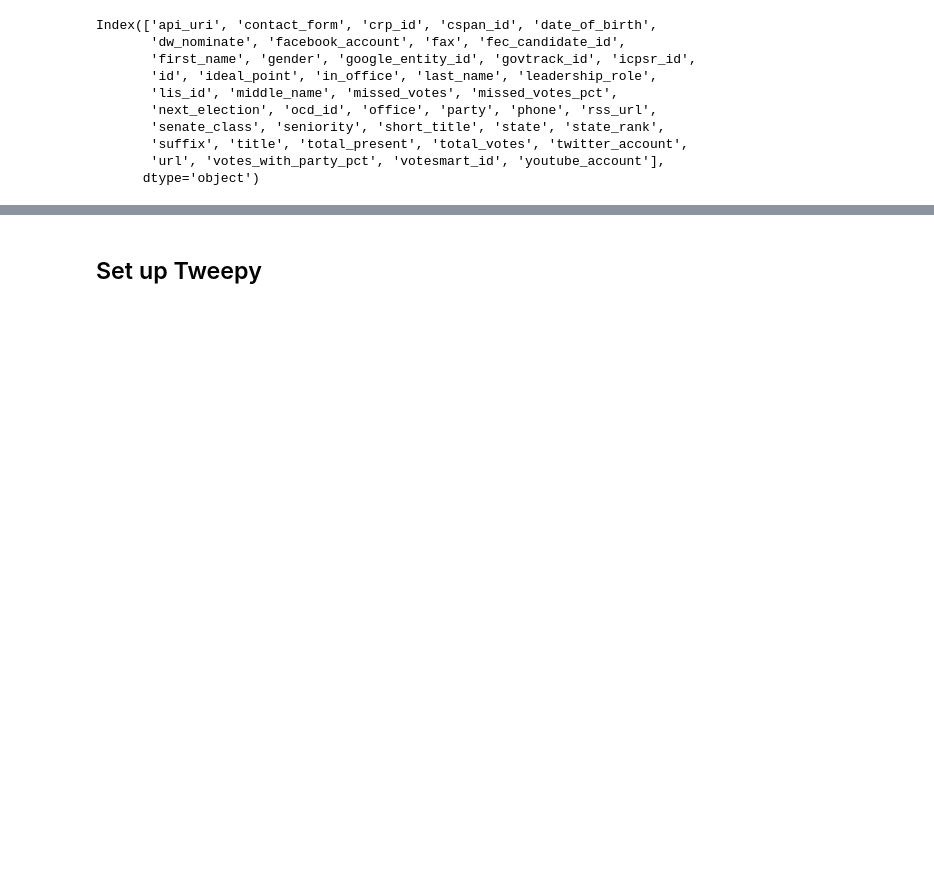
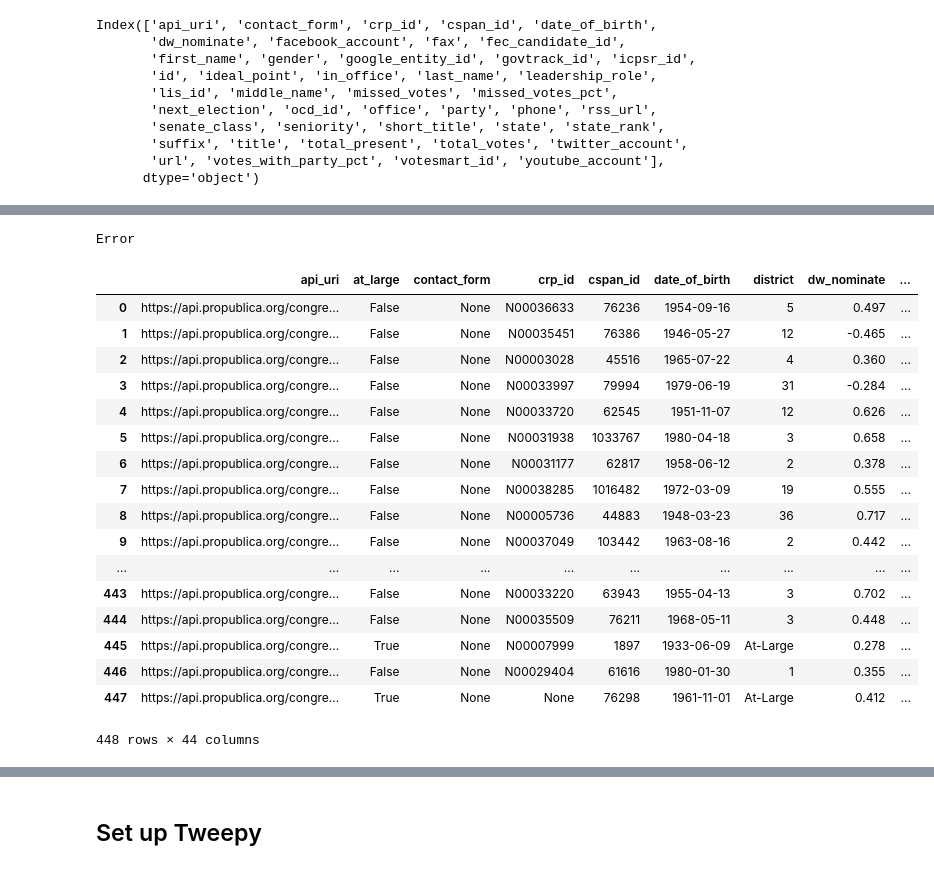
Before and after one commit to philippschmalen/Project_tsds, a Jupyter notebook: Congress_twitter_link.ipynb, the cells around one changed output, grey strips where cells are left out. Saved outputs shown, nothing was run; the diff lists cells and outputs as text; code cells hidden in the pictures; blank space fills up the shorter version.

```diff
--- a/Congress_twitter_link.ipynb
+++ b/Congress_twitter_link.ipynb
@@ -45,0 +50,3 @@ Share of Senators without YouTube account: 15.384615384615385
+# %%
+df_house = pd.DataFrame(congress.members.filter('house')[0]['members'])
+df_house.shape
@@ -45,0 +58,10 @@ Share of Senators without YouTube account: 15.384615384615385
+# %%
+#take id column and look for data with members.get(id)
+def recent_vote(rep):
+    try:
+        #get the date
+        dt = datetime.strptime(congress.members.get(df_house.id.iloc[0])['most_recent_vote'], '%Y-%m-%d')
+        return dt.year, dt.month
+    except:
+        time.sleep(10)
+        print("Error")
@@ -45,0 +92,22 @@ Share of Senators without YouTube account: 15.384615384615385
+# %%
+df_house['recent_vote'] = df_house.id.apply(recent_vote)
+# %% [output]
+Error
+|  | api_uri | at_large | contact_form | crp_id | cspan_id | date_of_birth | district | dw_nominate | ... |
+| 0 | https://api.propublica.org/congre... | False | None | N00036633 | 76236 | 1954-09-16 | 5 | 0.497 | ... |
+| 1 | https://api.propublica.org/congre... | False | None | N00035451 | 76386 | 1946-05-27 | 12 | -0.465 | ... |
+| 2 | https://api.propublica.org/congre... | False | None | N00003028 | 45516 | 1965-07-22 | 4 | 0.360 | ... |
+| 3 | https://api.propublica.org/congre... | False | None | N00033997 | 79994 | 1979-06-19 | 31 | -0.284 | ... |
+| 4 | https://api.propublica.org/congre... | False | None | N00033720 | 62545 | 1951-11-07 | 12 | 0.626 | ... |
+| 5 | https://api.propublica.org/congre... | False | None | N00031938 | 1033767 | 1980-04-18 | 3 | 0.658 | ... |
+| 6 | https://api.propublica.org/congre... | False | None | N00031177 | 62817 | 1958-06-12 | 2 | 0.378 | ... |
+| 7 | https://api.propublica.org/congre... | False | None | N00038285 | 1016482 | 1972-03-09 | 19 | 0.555 | ... |
+| 8 | https://api.propublica.org/congre... | False | None | N00005736 | 44883 | 1948-03-23 | 36 | 0.717 | ... |
+| 9 | https://api.propublica.org/congre... | False | None | N00037049 | 103442 | 1963-08-16 | 2 | 0.442 | ... |
+| ... | ... | ... | ... | ... | ... | ... | ... | ... | ... |
+| 443 | https://api.propublica.org/congre... | False | None | N00033220 | 63943 | 1955-04-13 | 3 | 0.702 | ... |
+| 444 | https://api.propublica.org/congre... | False | None | N00035509 | 76211 | 1968-05-11 | 3 | 0.448 | ... |
+| 445 | https://api.propublica.org/congre... | True | None | N00007999 | 1897 | 1933-06-09 | At-Large | 0.278 | ... |
+| 446 | https://api.propublica.org/congre... | False | None | N00029404 | 61616 | 1980-01-30 | 1 | 0.355 | ... |
+| 447 | https://api.propublica.org/congre... | True | None | None | 76298 | 1961-11-01 | At-Large | 0.412 | ... |
+448 rows × 44 columns
```
Also changed, not shown: parts of 23 cells of this notebook, 1 other file.
